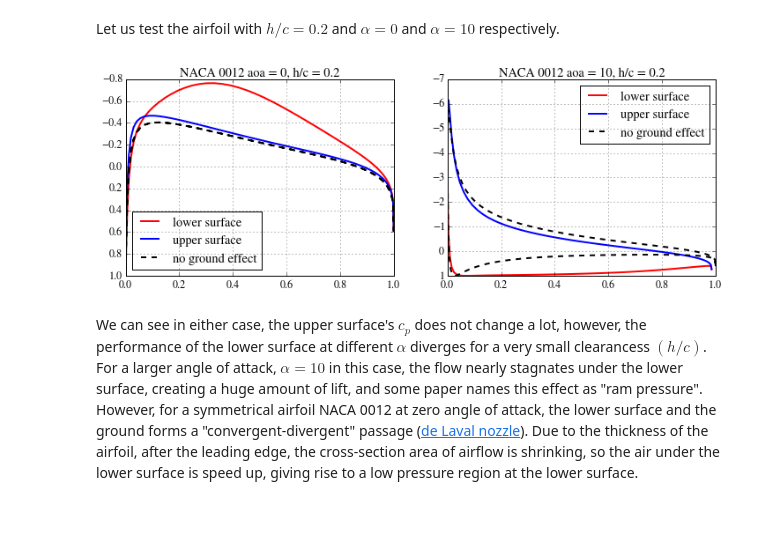
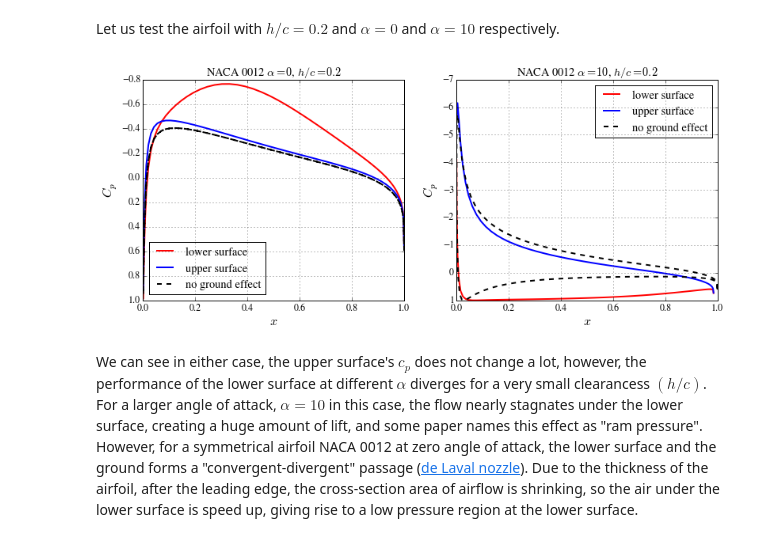
Before and after one commit to barbagroup/AeroPython-studentprojects2015, a Jupyter notebook: Ground-Effect-in-Vortex-Panel-Method/Ground-Effect-in-Vortex-Panel-Method.ipynb, the cells around one changed output. Cells and saved outputs as stored; diff of their text form; code cells hidden in the pictures; blank space fills up the shorter version.

```diff
--- a/Ground-Effect-in-Vortex-Panel-Method/Ground-Effect-in-Vortex-Panel-Method.ipynb
+++ b/Ground-Effect-in-Vortex-Panel-Method/Ground-Effect-in-Vortex-Panel-Method.ipynb
@@ -593,25 +593,29 @@ Let us test the airfoil with $h/c=0.2$ and $\alpha=0$ and $\alpha=10$ respective
 # %%
 x_1, cp_1, cl_1 = ground_effect('NACA0012_N=100', 0.0, 0.2)
 x_2, cp_2, cl_2 = ground_effect('NACA0012_N=100', 10.0, 0.2)
-pyplot.figure(figsize=(12,4))
+pyplot.figure(figsize=(13,5))
 pyplot.subplot(1,2,1)
 pyplot.plot(x_1[:np/2], cp_1[:np/2], 'r-', linewidth=2, label='lower surface')
 pyplot.plot(x_1[np/2:], cp_1[np/2:], 'b-', linewidth=2, label='upper surface')
 pyplot.plot(xc_0, cp_0, 'k--', linewidth=2, label='no ground effect')
 pyplot.legend(loc='best')
 pyplot.grid('on')
-pyplot.title('NACA 0012 aoa = 0, h/c = 0.2')
+pyplot.ylabel('$C_p$', fontsize=16)
+pyplot.xlabel('$x$', fontsize=16)
+pyplot.title(r'NACA 0012 $\alpha = 0$, $h/c = 0.2$')
 pyplot.gca().invert_yaxis()
 pyplot.subplot(1,2,2)
 pyplot.plot(x_2[:np/2], cp_2[:np/2], 'r-', linewidth=2, label='lower surface')
 pyplot.plot(x_2[np/2:], cp_2[np/2:], 'b-', linewidth=2, label='upper surface')
 pyplot.plot(xc_10, cp_10, 'k--', linewidth=2, label='no ground effect')
 pyplot.legend(loc='best')
 pyplot.grid('on')
-pyplot.title('NACA 0012 aoa = 10, h/c = 0.2')
+pyplot.ylabel('$C_p$', fontsize=16)
+pyplot.xlabel('$x$', fontsize=16)
+pyplot.title(r'NACA 0012 $\alpha = 10$, $h/c = 0.2$')
 pyplot.gca().invert_yaxis();
 # %% [output]
-[figure, old version]
+[figure, new version]
 # %% [markdown]
 We can see in either case, the upper surface's $c_p$ does not change a lot, however, the performance of the lower surface at different $\alpha$ diverges for a very small clearancess $(h/c)$. For a larger angle of attack, $\alpha = 10$ in this case, the flow nearly stagnates under the lower surface, creating a huge amount of lift, and some paper names this effect as "ram pressure". However, for a symmetrical airfoil NACA 0012 at zero angle of attack, the lower surface and the ground forms a "convergent-divergent" passage ([de Laval nozzle](http://en.wikipedia.org/wiki/De_Laval_nozzle)). Due to the thickness of the airfoil, after the leading edge, the cross-section area of airflow is shrinking, so the air under the lower surface is speed up, giving rise to a low pressure region at the lower surface.
 
```
Also changed, not shown: parts of 13 cells of this notebook.
